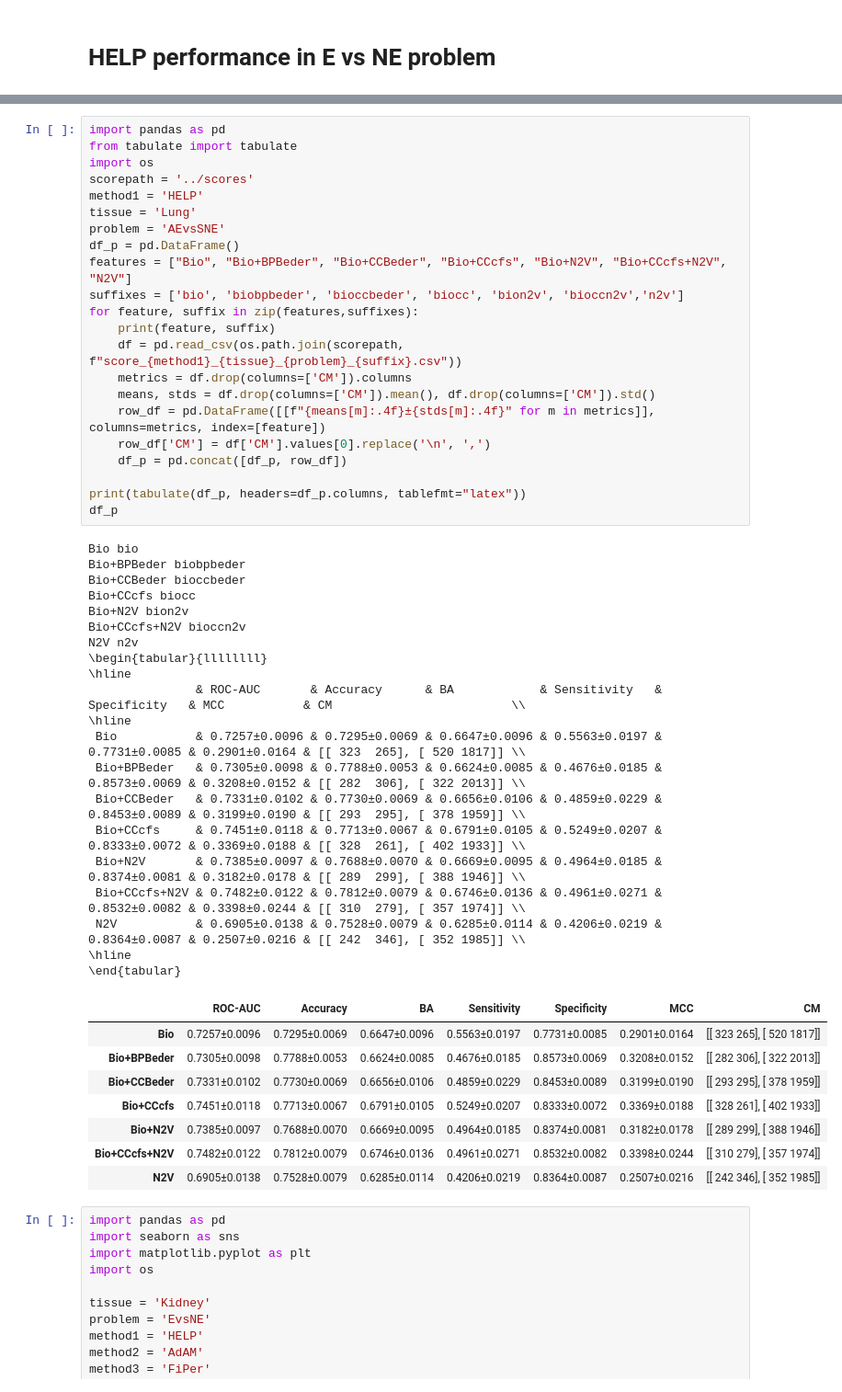
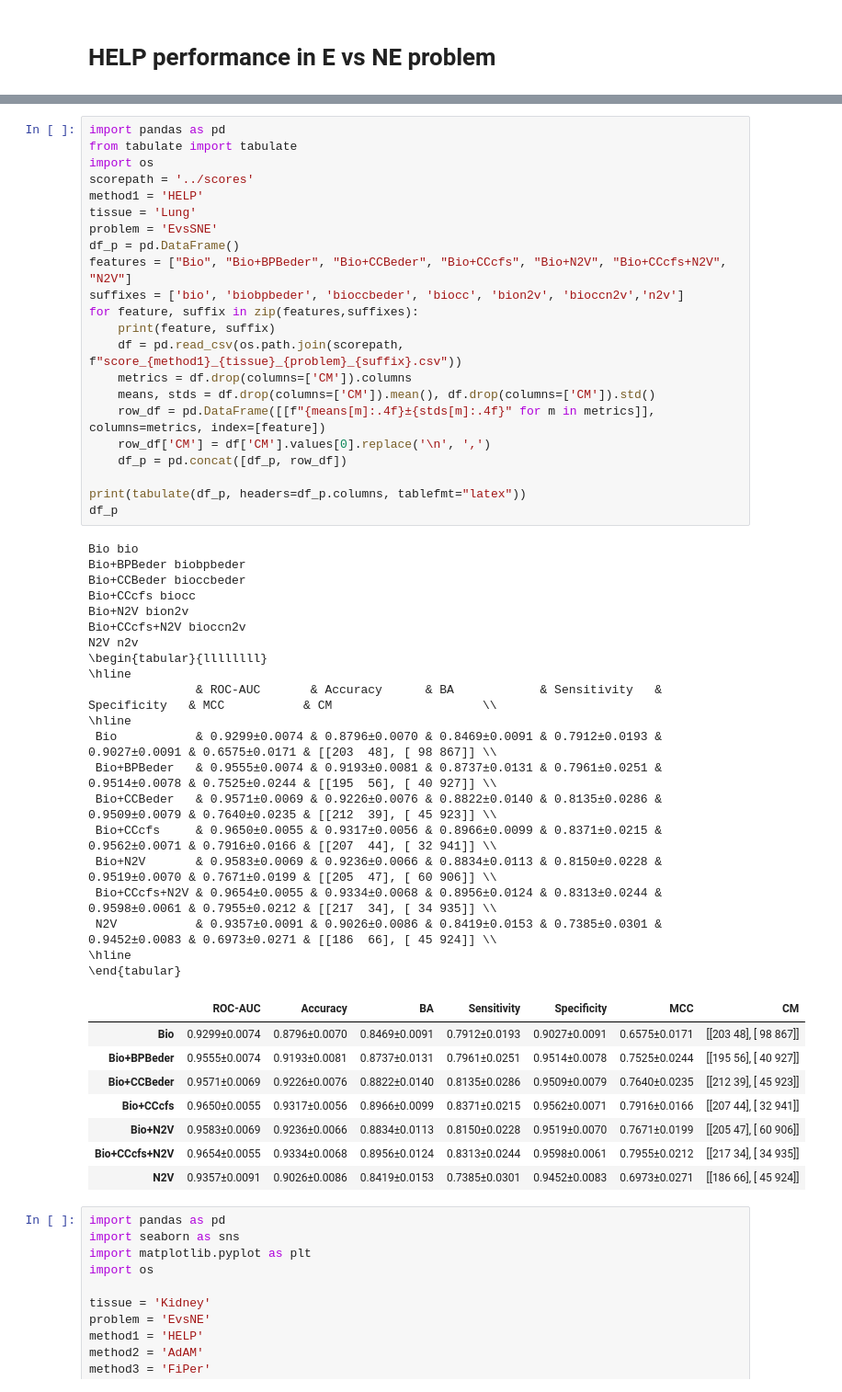
Before and after one commit to giordamaug/HELP, a Jupyter notebook: help/notebooks/score_boxplot.ipynb, the cells around one changed output, grey strips where cells are left out. Shown at 92% size. Saved outputs shown, nothing was run; the diff lists cells and outputs as text.

```diff
--- a/help/notebooks/score_boxplot.ipynb
+++ b/help/notebooks/score_boxplot.ipynb
@@ -60,50 +60,50 @@ import os
 scorepath = '../scores'
 method1 = 'HELP'
 tissue = 'Lung'
-problem = 'AEvsSNE'
+problem = 'EvsSNE'
 df_p = pd.DataFrame()
 features = ["Bio", "Bio+BPBeder", "Bio+CCBeder", "Bio+CCcfs", "Bio+N2V", "Bio+CCcfs+N2V", "N2V"]
 suffixes = ['bio', 'biobpbeder', 'bioccbeder', 'biocc', 'bion2v', 'bioccn2v','n2v']
 for feature, suffix in zip(features,suffixes):
     print(feature, suffix)
     df = pd.read_csv(os.path.join(scorepath, f"score_{method1}_{tissue}_{problem}_{suffix}.csv"))
     metrics = df.drop(columns=['CM']).columns
     means, stds = df.drop(columns=['CM']).mean(), df.drop(columns=['CM']).std()
     row_df = pd.DataFrame([[f"{means[m]:.4f}±{stds[m]:.4f}" for m in metrics]], columns=metrics, index=[feature])
     row_df['CM'] = df['CM'].values[0].replace('\n', ',')
     df_p = pd.concat([df_p, row_df])
 
 print(tabulate(df_p, headers=df_p.columns, tablefmt="latex"))
 df_p
 # %% [output]
 Bio bio
 Bio+BPBeder biobpbeder
 Bio+CCBeder bioccbeder
 Bio+CCcfs biocc
 Bio+N2V bion2v
 Bio+CCcfs+N2V bioccn2v
 N2V n2v
 \begin{tabular}{llllllll}
 \hline
-               & ROC-AUC       & Accuracy      & BA            & Sensitivity   & Specificity   & MCC           & CM                         \\
+               & ROC-AUC       & Accuracy      & BA            & Sensitivity   & Specificity   & MCC           & CM                     \\
 \hline
- Bio           & 0.7257±0.0096 & 0.7295±0.0069 & 0.6647±0.0096 & 0.5563±0.0197 & 0.7731±0.0085 & 0.2901±0.0164 & [[ 323  265], [ 520 1817]] \\
- Bio+BPBeder   & 0.7305±0.0098 & 0.7788±0.0053 & 0.6624±0.0085 & 0.4676±0.0185 & 0.8573±0.0069 & 0.3208±0.0152 & [[ 282  306], [ 322 2013]] \\
- Bio+CCBeder   & 0.7331±0.0102 & 0.7730±0.0069 & 0.6656±0.0106 & 0.4859±0.0229 & 0.8453±0.0089 & 0.3199±0.0190 & [[ 293  295], [ 378 1959]] \\
- Bio+CCcfs     & 0.7451±0.0118 & 0.7713±0.0067 & 0.6791±0.0105 & 0.5249±0.0207 & 0.8333±0.0072 & 0.3369±0.0188 & [[ 328  261], [ 402 1933]] \\
- Bio+N2V       & 0.7385±0.0097 & 0.7688±0.0070 & 0.6669±0.0095 & 0.4964±0.0185 & 0.8374±0.0081 & 0.3182±0.0178 & [[ 289  299], [ 388 1946]] \\
- Bio+CCcfs+N2V & 0.7482±0.0122 & 0.7812±0.0079 & 0.6746±0.0136 & 0.4961±0.0271 & 0.8532±0.0082 & 0.3398±0.0244 & [[ 310  279], [ 357 1974]] \\
- N2V           & 0.6905±0.0138 & 0.7528±0.0079 & 0.6285±0.0114 & 0.4206±0.0219 & 0.8364±0.0087 & 0.2507±0.0216 & [[ 242  346], [ 352 1985]] \\
+ Bio           & 0.9299±0.0074 & 0.8796±0.0070 & 0.8469±0.0091 & 0.7912±0.0193 & 0.9027±0.0091 & 0.6575±0.0171 & [[203  48], [ 98 867]] \\
+ Bio+BPBeder   & 0.9555±0.0074 & 0.9193±0.0081 & 0.8737±0.0131 & 0.7961±0.0251 & 0.9514±0.0078 & 0.7525±0.0244 & [[195  56], [ 40 927]] \\
+ Bio+CCBeder   & 0.9571±0.0069 & 0.9226±0.0076 & 0.8822±0.0140 & 0.8135±0.0286 & 0.9509±0.0079 & 0.7640±0.0235 & [[212  39], [ 45 923]] \\
+ Bio+CCcfs     & 0.9650±0.0055 & 0.9317±0.0056 & 0.8966±0.0099 & 0.8371±0.0215 & 0.9562±0.0071 & 0.7916±0.0166 & [[207  44], [ 32 941]] \\
+ Bio+N2V       & 0.9583±0.0069 & 0.9236±0.0066 & 0.8834±0.0113 & 0.8150±0.0228 & 0.9519±0.0070 & 0.7671±0.0199 & [[205  47], [ 60 906]] \\
+ Bio+CCcfs+N2V & 0.9654±0.0055 & 0.9334±0.0068 & 0.8956±0.0124 & 0.8313±0.0244 & 0.9598±0.0061 & 0.7955±0.0212 & [[217  34], [ 34 935]] \\
+ N2V           & 0.9357±0.0091 & 0.9026±0.0086 & 0.8419±0.0153 & 0.7385±0.0301 & 0.9452±0.0083 & 0.6973±0.0271 & [[186  66], [ 45 924]] \\
 \hline
 \end{tabular}
 |  | ROC-AUC | Accuracy | BA | Sensitivity | Specificity | MCC | CM |
-| Bio | 0.7257±0.0096 | 0.7295±0.0069 | 0.6647±0.0096 | 0.5563±0.0197 | 0.7731±0.0085 | 0.2901±0.0164 | [[ 323 265], [ 520 1817]] |
-| Bio+BPBeder | 0.7305±0.0098 | 0.7788±0.0053 | 0.6624±0.0085 | 0.4676±0.0185 | 0.8573±0.0069 | 0.3208±0.0152 | [[ 282 306], [ 322 2013]] |
-| Bio+CCBeder | 0.7331±0.0102 | 0.7730±0.0069 | 0.6656±0.0106 | 0.4859±0.0229 | 0.8453±0.0089 | 0.3199±0.0190 | [[ 293 295], [ 378 1959]] |
-| Bio+CCcfs | 0.7451±0.0118 | 0.7713±0.0067 | 0.6791±0.0105 | 0.5249±0.0207 | 0.8333±0.0072 | 0.3369±0.0188 | [[ 328 261], [ 402 1933]] |
-| Bio+N2V | 0.7385±0.0097 | 0.7688±0.0070 | 0.6669±0.0095 | 0.4964±0.0185 | 0.8374±0.0081 | 0.3182±0.0178 | [[ 289 299], [ 388 1946]] |
-| Bio+CCcfs+N2V | 0.7482±0.0122 | 0.7812±0.0079 | 0.6746±0.0136 | 0.4961±0.0271 | 0.8532±0.0082 | 0.3398±0.0244 | [[ 310 279], [ 357 1974]] |
-| N2V | 0.6905±0.0138 | 0.7528±0.0079 | 0.6285±0.0114 | 0.4206±0.0219 | 0.8364±0.0087 | 0.2507±0.0216 | [[ 242 346], [ 352 1985]] |
+| Bio | 0.9299±0.0074 | 0.8796±0.0070 | 0.8469±0.0091 | 0.7912±0.0193 | 0.9027±0.0091 | 0.6575±0.0171 | [[203 48], [ 98 867]] |
+| Bio+BPBeder | 0.9555±0.0074 | 0.9193±0.0081 | 0.8737±0.0131 | 0.7961±0.0251 | 0.9514±0.0078 | 0.7525±0.0244 | [[195 56], [ 40 927]] |
+| Bio+CCBeder | 0.9571±0.0069 | 0.9226±0.0076 | 0.8822±0.0140 | 0.8135±0.0286 | 0.9509±0.0079 | 0.7640±0.0235 | [[212 39], [ 45 923]] |
+| Bio+CCcfs | 0.9650±0.0055 | 0.9317±0.0056 | 0.8966±0.0099 | 0.8371±0.0215 | 0.9562±0.0071 | 0.7916±0.0166 | [[207 44], [ 32 941]] |
+| Bio+N2V | 0.9583±0.0069 | 0.9236±0.0066 | 0.8834±0.0113 | 0.8150±0.0228 | 0.9519±0.0070 | 0.7671±0.0199 | [[205 47], [ 60 906]] |
+| Bio+CCcfs+N2V | 0.9654±0.0055 | 0.9334±0.0068 | 0.8956±0.0124 | 0.8313±0.0244 | 0.9598±0.0061 | 0.7955±0.0212 | [[217 34], [ 34 935]] |
+| N2V | 0.9357±0.0091 | 0.9026±0.0086 | 0.8419±0.0153 | 0.7385±0.0301 | 0.9452±0.0083 | 0.6973±0.0271 | [[186 66], [ 45 924]] |
 # %%
 import pandas as pd
 import seaborn as sns
```
Also changed, not shown: parts of 1 cell of this notebook, 4 other files.
